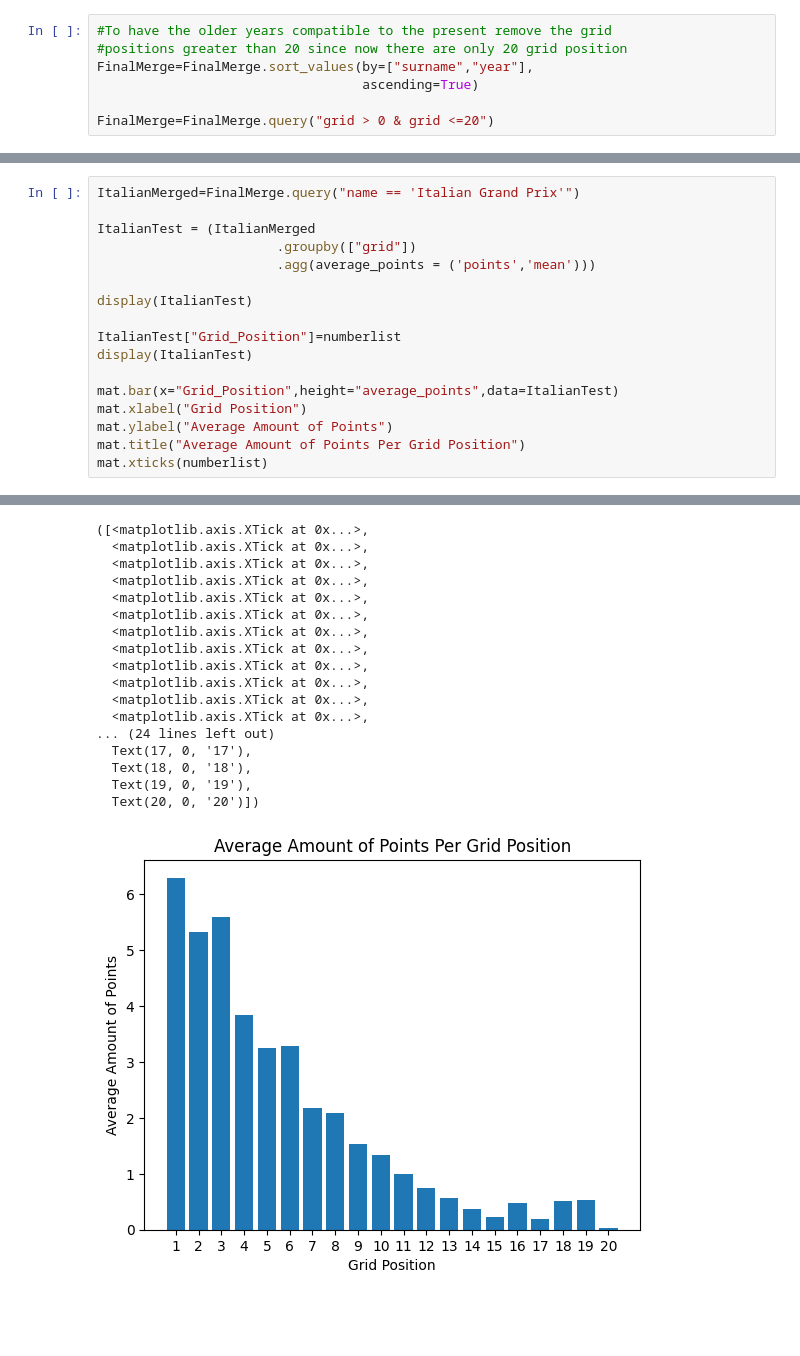
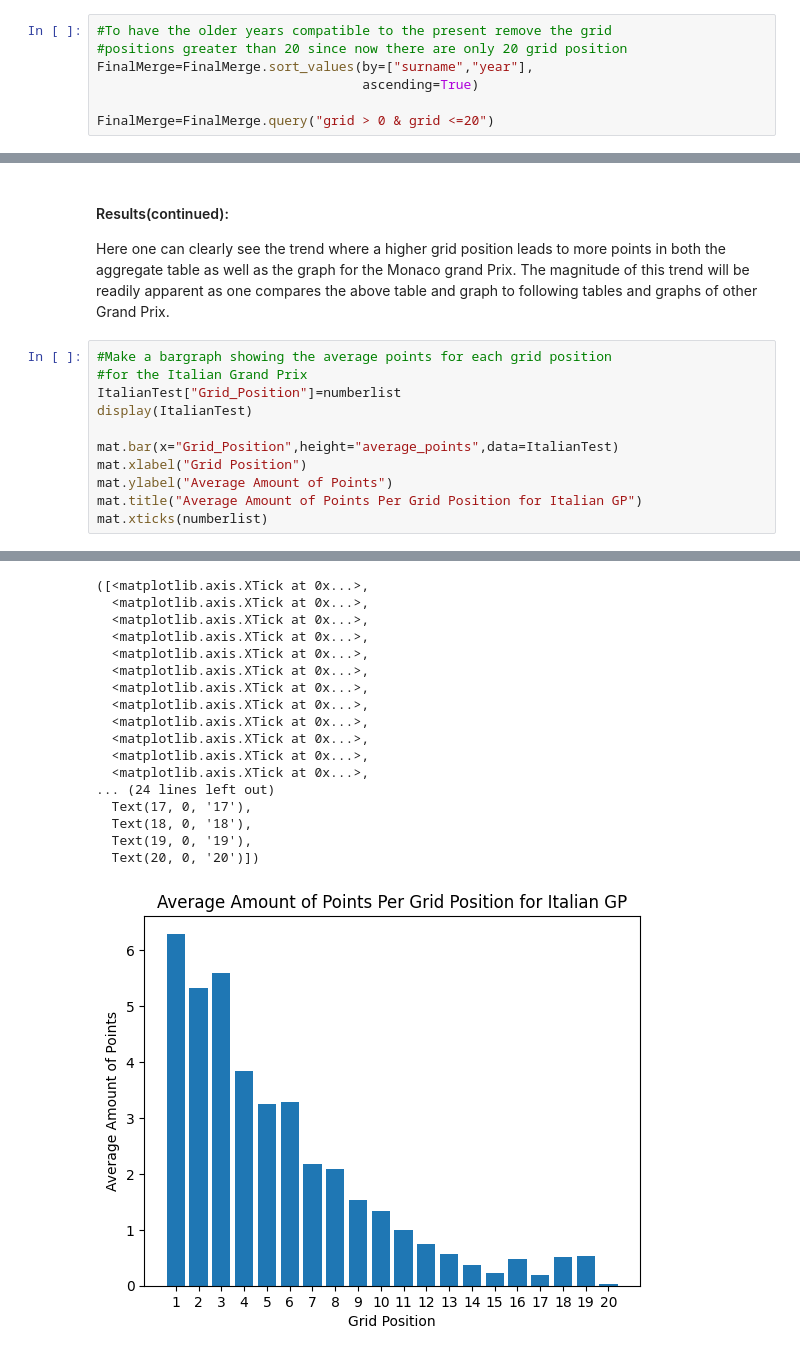
Before and after one commit to MannyBett/EmoryQTM151, a Jupyter notebook: Lecture 22/final_project/Final Project Notebook.ipynb, the cells around one changed output, grey strips where cells are left out. Drawn from its saved outputs; the diff is of its cells as text; blank space fills up the shorter version.

```diff
--- a/Lecture 22/final_project/Final Project Notebook.ipynb
+++ b/Lecture 22/final_project/Final Project Notebook.ipynb
@@ -182,18 +375,16 @@ mat.xticks(numberlist)
+# %% [markdown]
+#### Results(continued):
+
+Here one can clearly see the trend where a higher grid position leads to more points in both the aggregate table as well as the graph for the Monaco grand Prix. The magnitude of this trend will be readily apparent as one compares the above table and graph to following tables and graphs of other Grand Prix.
 # %%
-ItalianMerged=FinalMerge.query("name == 'Italian Grand Prix'")
-
-ItalianTest = (ItalianMerged
-                       .groupby(["grid"])
-                       .agg(average_points = ('points','mean')))
-
-display(ItalianTest)
-
+#Make a bargraph showing the average points for each grid position
+#for the Italian Grand Prix
 ItalianTest["Grid_Position"]=numberlist
 display(ItalianTest)
 
 mat.bar(x="Grid_Position",height="average_points",data=ItalianTest)
 mat.xlabel("Grid Position")
 mat.ylabel("Average Amount of Points")
-mat.title("Average Amount of Points Per Grid Position")
+mat.title("Average Amount of Points Per Grid Position for Italian GP")
 mat.xticks(numberlist)
 # %% [output]
@@ -236,19 +409,19 @@ mat.xticks(numberlist)
 ([<matplotlib.axis.XTick at 0x...>,
   <matplotlib.axis.XTick at 0x...>,
   <matplotlib.axis.XTick at 0x...>,
   <matplotlib.axis.XTick at 0x...>,
   <matplotlib.axis.XTick at 0x...>,
   <matplotlib.axis.XTick at 0x...>,
   <matplotlib.axis.XTick at 0x...>,
   <matplotlib.axis.XTick at 0x...>,
   <matplotlib.axis.XTick at 0x...>,
   <matplotlib.axis.XTick at 0x...>,
   <matplotlib.axis.XTick at 0x...>,
   <matplotlib.axis.XTick at 0x...>,
 ... (24 lines left out)
   Text(17, 0, '17'),
   Text(18, 0, '18'),
   Text(19, 0, '19'),
   Text(20, 0, '20')])
-[figure, old version]
+[figure, new version]
 # %%
```
Also changed, not shown: parts of 36 cells of this notebook, 6 other files.
